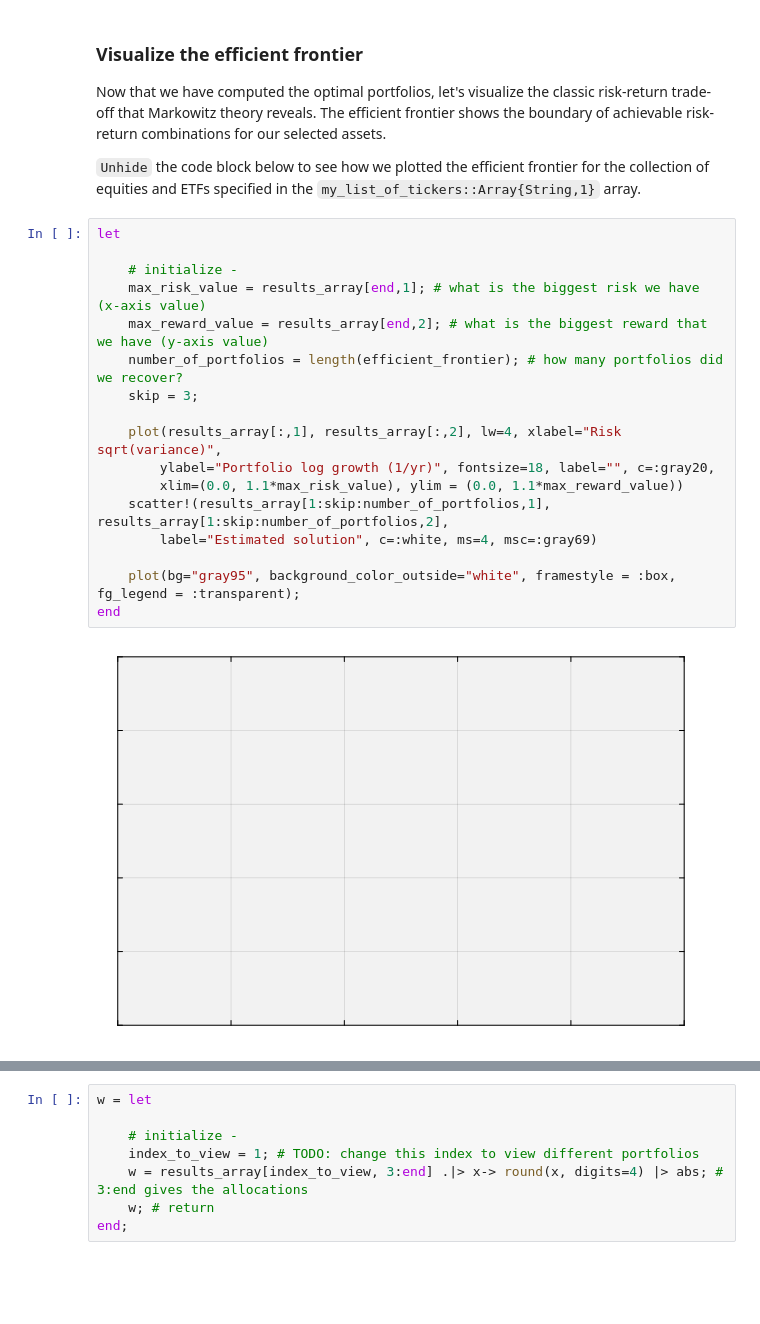
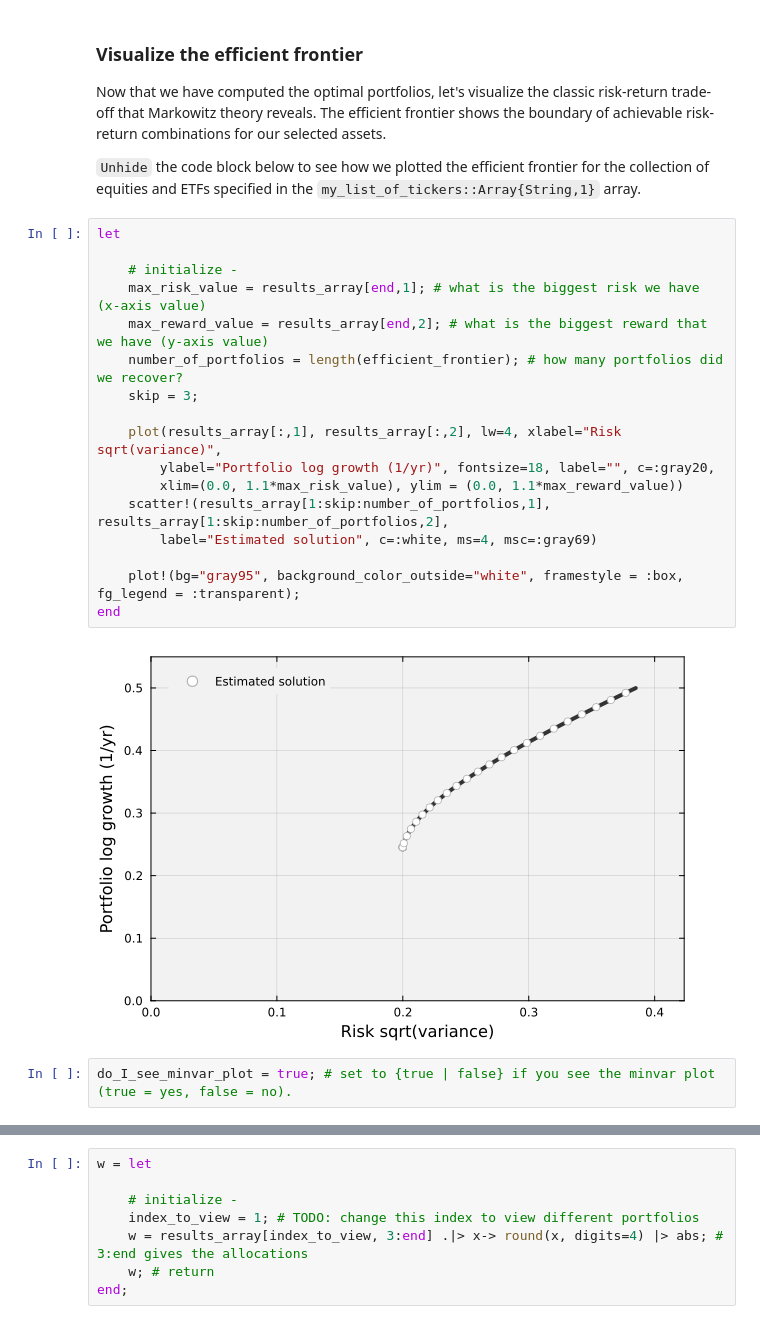
Before and after one commit to CHEME-5660-Classroom-Cornell/ps3-5660-f25-saayanair, a Jupyter notebook: PS3-CHEME-5660-Student-Data-MinVar-Portfolio-Fall-2025.ipynb, the cells around one changed output, grey strips where cells are left out. Saved outputs shown, nothing was run; the diff lists cells and outputs as text; blank space fills up the shorter version.

```diff
--- a/PS3-CHEME-5660-Student-Data-MinVar-Portfolio-Fall-2025.ipynb
+++ b/PS3-CHEME-5660-Student-Data-MinVar-Portfolio-Fall-2025.ipynb
@@ -343,19 +343,21 @@ Now that we have computed the optimal portfolios, let's visualize the classic ri
 # %%
 let
 
     # initialize -
     max_risk_value = results_array[end,1]; # what is the biggest risk we have (x-axis value)
     max_reward_value = results_array[end,2]; # what is the biggest reward that we have (y-axis value)
     number_of_portfolios = length(efficient_frontier); # how many portfolios did we recover?
     skip = 3;
 
     plot(results_array[:,1], results_array[:,2], lw=4, xlabel="Risk sqrt(variance)",
         ylabel="Portfolio log growth (1/yr)", fontsize=18, label="", c=:gray20,
         xlim=(0.0, 1.1*max_risk_value), ylim = (0.0, 1.1*max_reward_value))
     scatter!(results_array[1:skip:number_of_portfolios,1], results_array[1:skip:number_of_portfolios,2],
         label="Estimated solution", c=:white, ms=4, msc=:gray69)
 
-    plot(bg="gray95", background_color_outside="white", framestyle = :box, fg_legend = :transparent);
+    plot!(bg="gray95", background_color_outside="white", framestyle = :box, fg_legend = :transparent);
 end
 # %% [output]
-[figure, old version]
+[figure, new version]
+# %%
+do_I_see_minvar_plot = true; # set to {true | false} if you see the minvar plot (true = yes, false = no).
```
Also changed, not shown: parts of 15 cells of this notebook.
